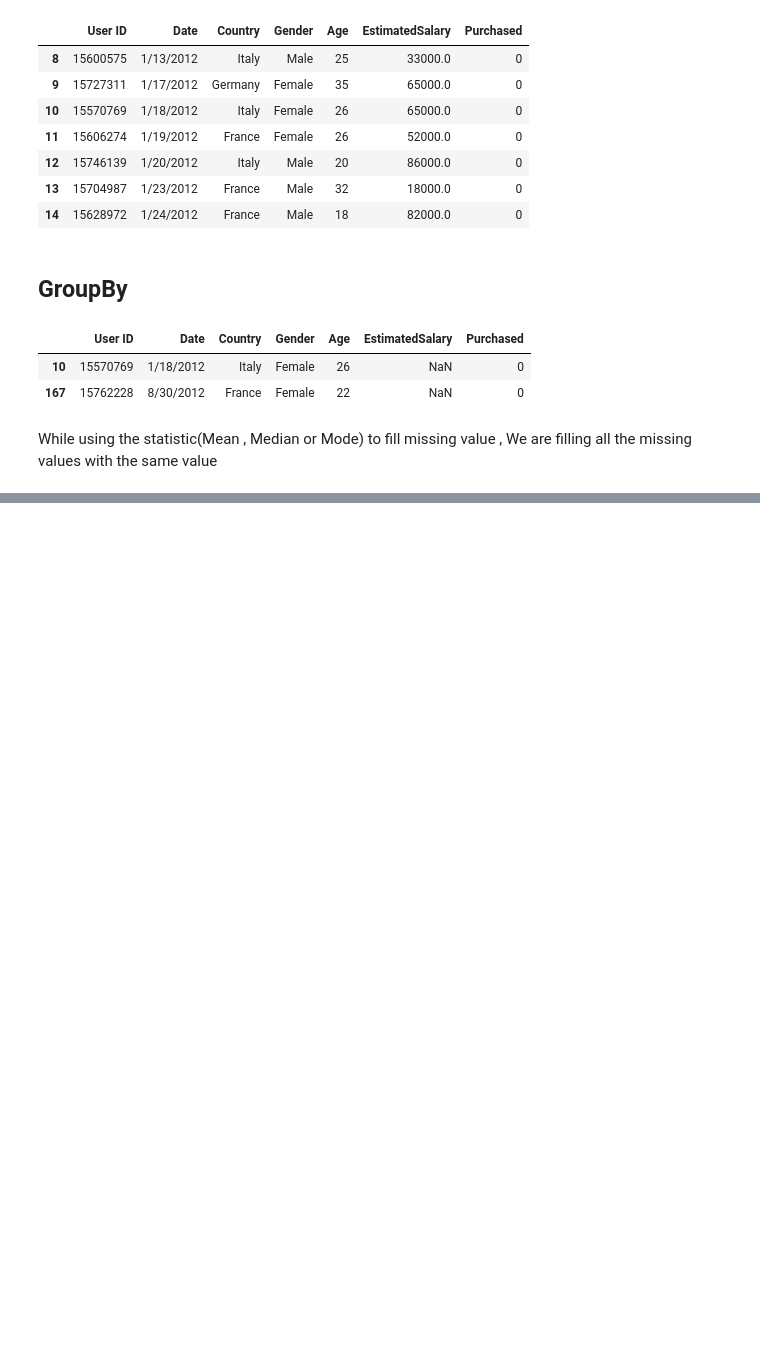
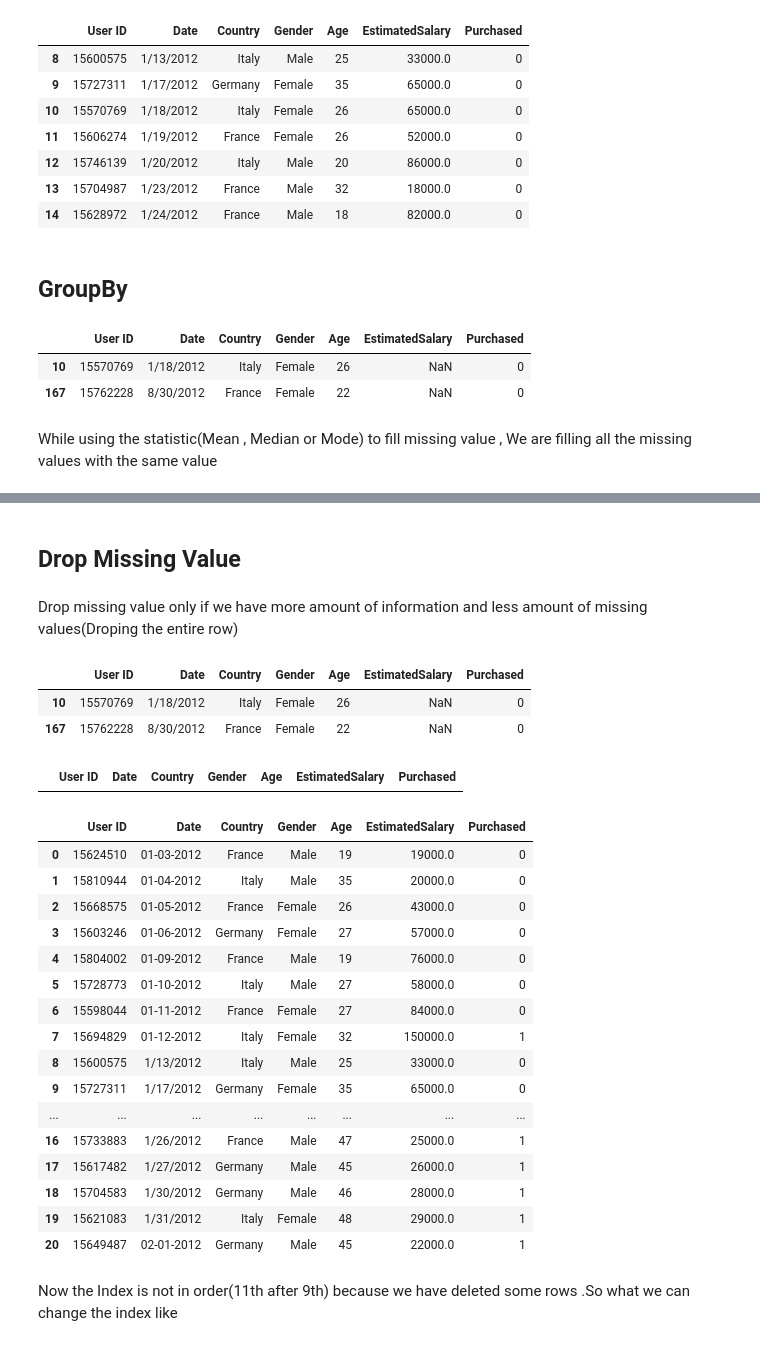
Before and after one commit to mn-manuprasad/DataScience, a Jupyter notebook: 6. Data Preprocessing/Data Preprocessing.ipynb, the cells around one changed output, grey strips where cells are left out. Drawn from its saved outputs; the diff is of its cells as text; code cells hidden in the pictures; blank space fills up the shorter version.

Commit message:
Data Preprocessing

```diff
--- a/6. Data Preprocessing/Data Preprocessing.ipynb
+++ b/6. Data Preprocessing/Data Preprocessing.ipynb
@@ -228,0 +375,39 @@ While using the statistic(Mean , Median or Mode) to fill missing value , We are
+# %% [markdown]
+## Drop Missing Value
+# %% [markdown]
+Drop missing value only if we have more amount of information and less amount of missing values(Droping the entire row)
+# %%
+data = pd.read_csv(r"Social_Network_Ads_1.csv")
+data[data.isnull().any(axis=1)]
+# %% [output]
+|  | User ID | Date | Country | Gender | Age | EstimatedSalary | Purchased |
+| 10 | 15570769 | 1/18/2012 | Italy | Female | 26 | NaN | 0 |
+| 167 | 15762228 | 8/30/2012 | France | Female | 22 | NaN | 0 |
+# %%
+data.dropna(inplace=True) # Dropped Rows with missign values
+# %%
+data[data.isnull().any(axis=1)]
+# %% [output]
+|  | User ID | Date | Country | Gender | Age | EstimatedSalary | Purchased |
+# %%
+data.head(20)
+# %% [output]
+|  | User ID | Date | Country | Gender | Age | EstimatedSalary | Purchased |
+| 0 | 15624510 | 01-03-2012 | France | Male | 19 | 19000.0 | 0 |
+| 1 | 15810944 | 01-04-2012 | Italy | Male | 35 | 20000.0 | 0 |
+| 2 | 15668575 | 01-05-2012 | France | Female | 26 | 43000.0 | 0 |
+| 3 | 15603246 | 01-06-2012 | Germany | Female | 27 | 57000.0 | 0 |
+| 4 | 15804002 | 01-09-2012 | France | Male | 19 | 76000.0 | 0 |
+| 5 | 15728773 | 01-10-2012 | Italy | Male | 27 | 58000.0 | 0 |
+| 6 | 15598044 | 01-11-2012 | France | Female | 27 | 84000.0 | 0 |
+| 7 | 15694829 | 01-12-2012 | Italy | Female | 32 | 150000.0 | 1 |
+| 8 | 15600575 | 1/13/2012 | Italy | Male | 25 | 33000.0 | 0 |
+| 9 | 15727311 | 1/17/2012 | Germany | Female | 35 | 65000.0 | 0 |
+| ... | ... | ... | ... | ... | ... | ... | ... |
+| 16 | 15733883 | 1/26/2012 | France | Male | 47 | 25000.0 | 1 |
+| 17 | 15617482 | 1/27/2012 | Germany | Male | 45 | 26000.0 | 1 |
+| 18 | 15704583 | 1/30/2012 | Germany | Male | 46 | 28000.0 | 1 |
+| 19 | 15621083 | 1/31/2012 | Italy | Female | 48 | 29000.0 | 1 |
+| 20 | 15649487 | 02-01-2012 | Germany | Male | 45 | 22000.0 | 1 |
+# %% [markdown]
+Now the Index is not in order(11th after 9th) because we have deleted some rows .So what we can change the index like
```
Also changed, not shown: parts of 29 cells of this notebook, 3 other files.
